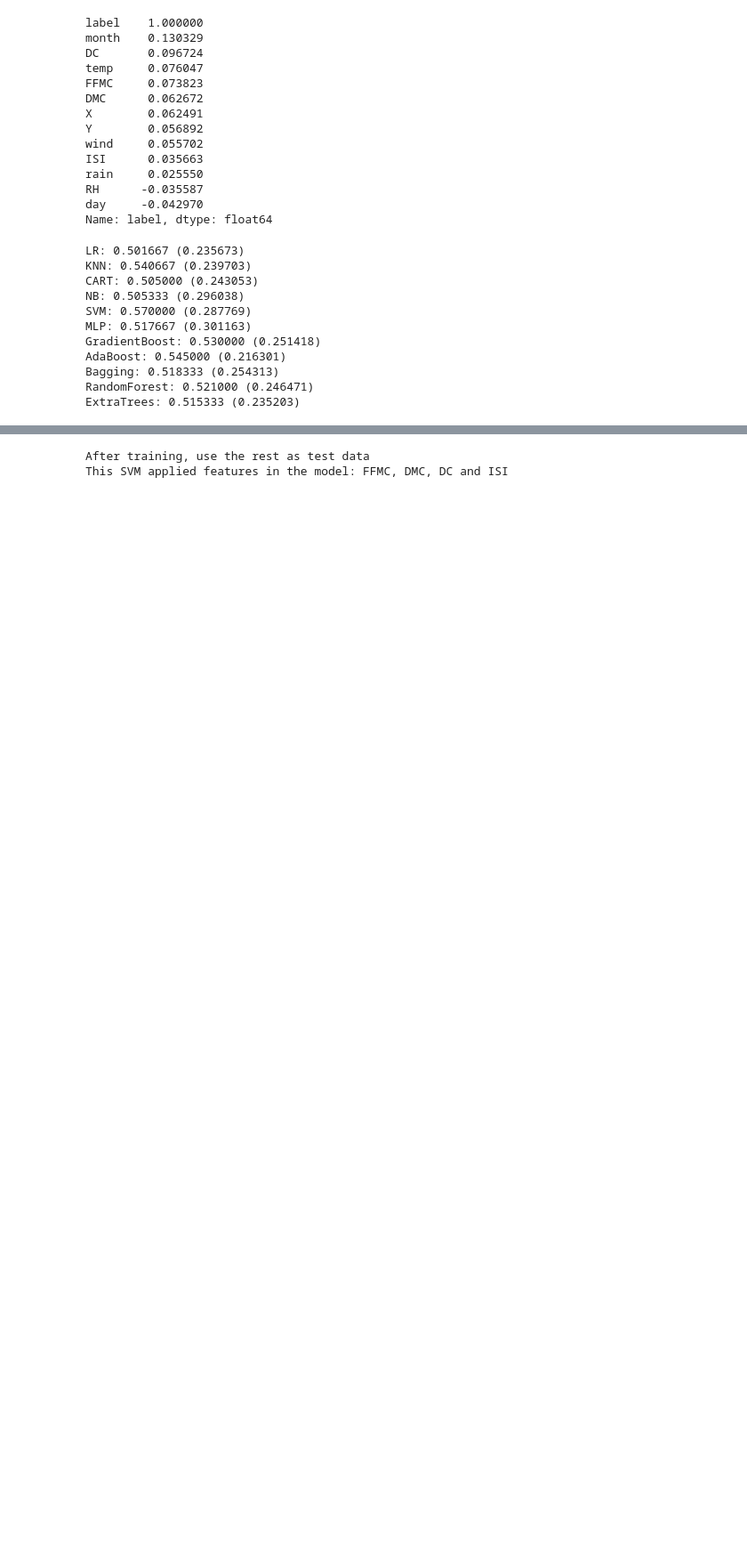
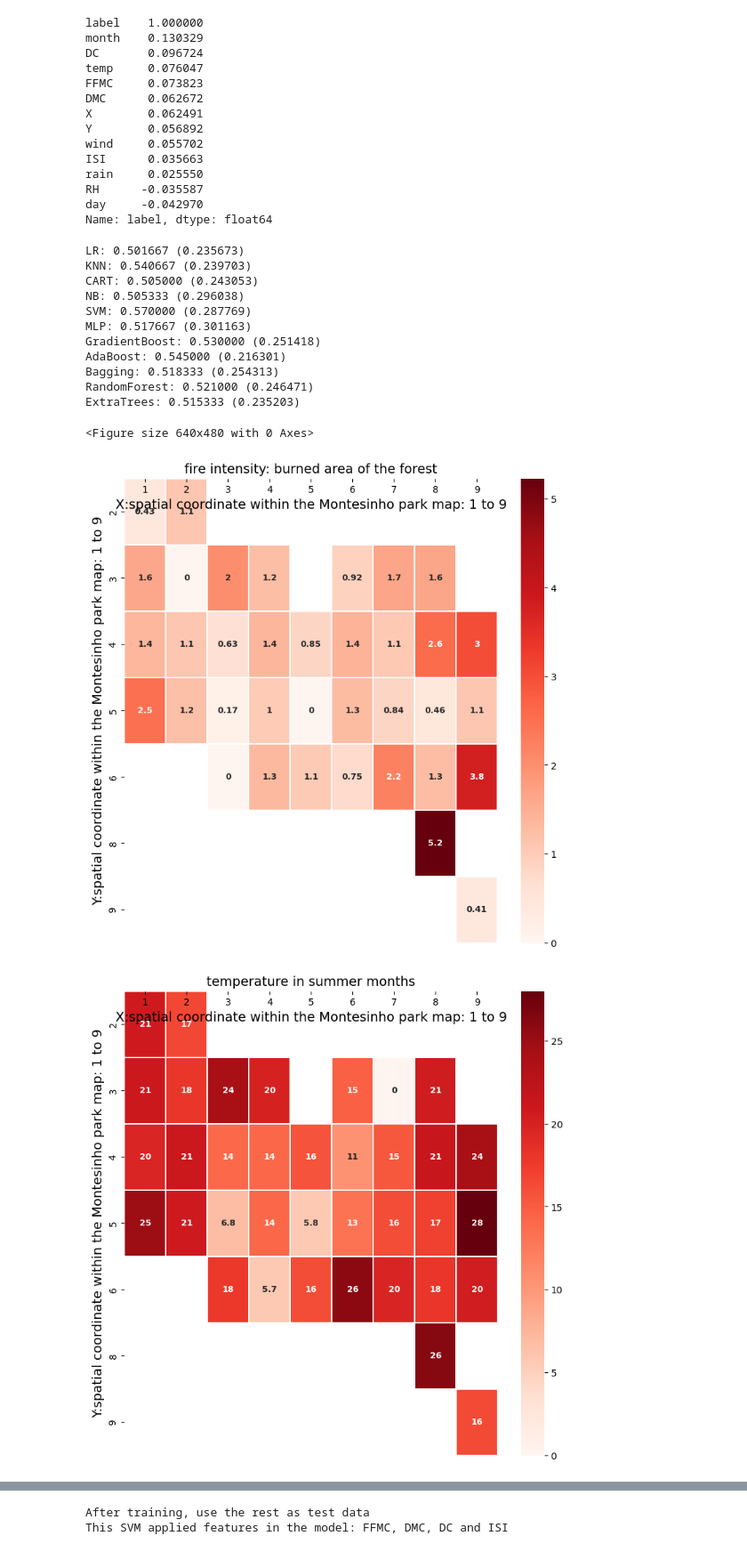
Before and after one commit to soveetnayak/fire-area-prediction, a Jupyter notebook: v1.ipynb, the cells around one changed output, grey strips where cells are left out. Shown at 89% size. Saved outputs shown, nothing was run; the diff lists cells and outputs as text; code cells hidden in the pictures; blank space fills up the shorter version.

```diff
--- a/v1.ipynb
+++ b/v1.ipynb
@@ -124,0 +146,51 @@ ExtraTrees: 0.515333 (0.235203)
+# %%
+'''
+: Function name: heatmap
+: Function works to demonstrate the heatmap reagarding fire intensity or summer temperture distribution
+  There are two kinds of heatmaps available:
+  		1) fire cases with spatial coordinates (coordinate=True)
+  		2) summer temperatures with spatial coordinates (temperature=True)
+: type figNo: int
+: param figNo: number of figures plot
+: type clr_background: str
+: param clr_background: color palatte chosen for heatmaps, users can only set the color palattes available in Seaborn database
+'''
+
+def heatmap(coordinate=True,temperature=True,figNo=2,clr_background='Reds'):
+	assert isinstance(figNo,int)
+	assert figNo==coordinate+temperature # number of figures plots should match
+	df1=pd.DataFrame(fire,columns=['X','Y','ln(area+1)']) # set the dataframe for fire intensity
+	pt1=df1.pivot_table(index='Y', columns='X', values='ln(area+1)') #set the table and group the variables
+	t1='fire intensity: burned area of the forest'
+
+	df2=pd.DataFrame(fire,columns=['X','Y','summer_temp'])# set the dataframe for summer temperatures
+	pt2=df2.pivot_table(index='Y', columns='X', values='summer_temp') #set the table and group the variables
+	t2='temperature in summer months'
+
+	for i in range(figNo):
+		if coordinate==True and temperature==False:
+			pt=[pt1] # set the pivot table
+			t=[t1] # set the title
+		elif temperature==True and coordinate==False:
+			pt=[pt2] # set the pivot table
+			t=[t2] # set the title
+		else:
+			pt=[pt1,pt2] # set the pivot table
+			t=[t1,t2] # set the title
+		plt.figure(i)
+		f,ax=plt.subplots(figsize = (9, 9)) # set figure size
+		ax.spines['bottom'].set_position(('data', 0)) # set the position for axis
+		ax.spines['left'].set_position(('data', 0))
+		sns.heatmap(pt[i], cmap = clr_background, linewidths = 0.1,ax = ax,annot=True, annot_kws={'size':9,'weight':'bold'})
+		# pt[i]: point to the pivot tables for different kinds of heatmaps
+		#annot: annotate data values in the box of heat map
+		plt.xlabel('X:spatial coordinate within the Montesinho park map: 1 to 9',fontsize=10,position=(0.6,1.05))
+		plt.ylabel('Y:spatial coordinate within the Montesinho park map: 1 to 9',fontsize=10)
+		plt.title(t[i],fontsize=14, position=(0.5,1.05)) # t[i]: point to the titles for different kinds of heatmaps
+	plt.show()
+
+heatmap(coordinate=True,temperature=True,figNo=2,clr_background='Reds')
+# %% [output]
+<Figure size 640x480 with 0 Axes>
+[figure, added]
+[figure, added]
```
Also changed, not shown: parts of 14 cells of this notebook, 1 other file.
